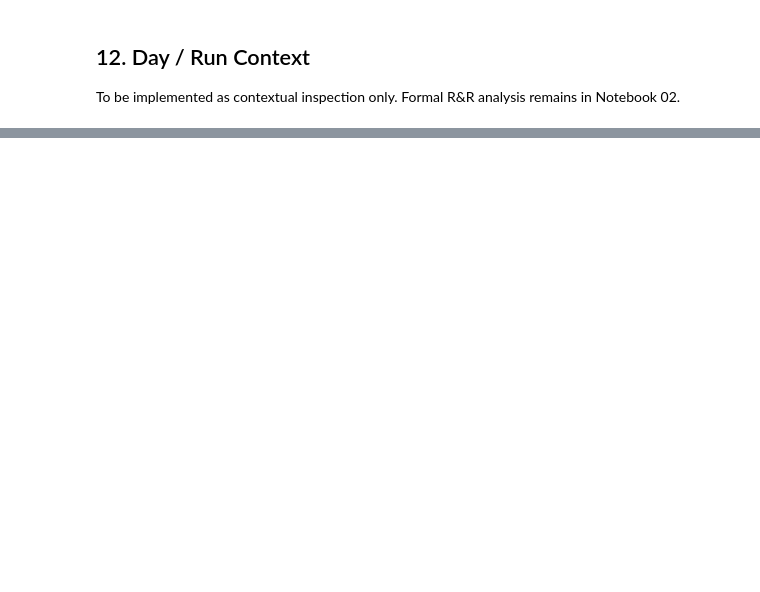
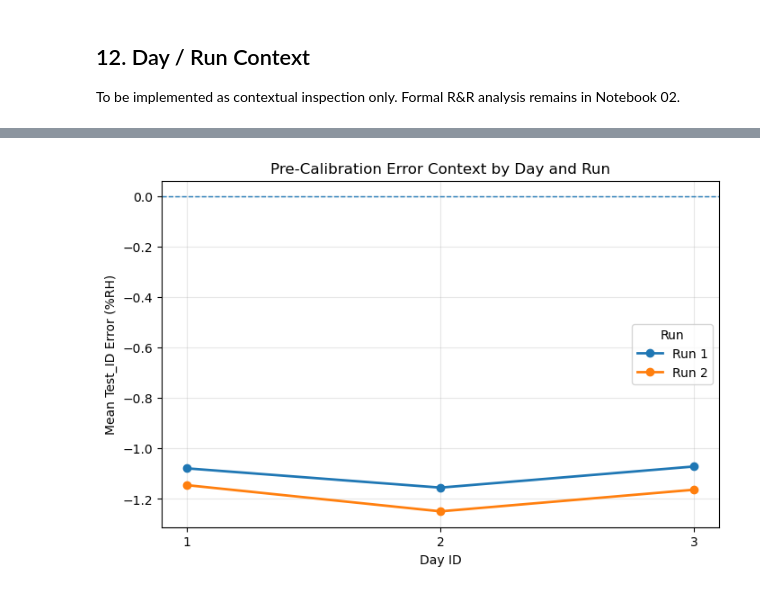
Before and after one commit to hmolhem/hvac-sensor-validation-metrology, a Jupyter notebook: notebooks/01_static_characterization.ipynb, the cells around one changed output, grey strips where cells are left out. Saved outputs shown, nothing was run; the diff lists cells and outputs as text; code cells hidden in the pictures; blank space fills up the shorter version.

```diff
--- a/notebooks/01_static_characterization.ipynb
+++ b/notebooks/01_static_characterization.ipynb
@@ -421,0 +2198,49 @@ The final SC-001 decision will be made only after all twelve completion criteria
+# %%
+# ------------------------------------------------------------
+# SC-08E: Mean error by day and run
+# ------------------------------------------------------------
+
+import matplotlib.pyplot as plt
+
+fig, ax = plt.subplots(figsize=(8, 5))
+
+for run_value in sorted(
+    day_run_summary_df["Run_ID"].unique()
+):
+    subset = (
+        day_run_summary_df.loc[
+            day_run_summary_df["Run_ID"] == run_value
+        ]
+        .sort_values("Day_ID")
+    )
+
+    ax.plot(
+        subset["Day_ID"],
+        subset["Mean_Error_RH"],
+        marker="o",
+        linewidth=2,
+        label=f"Run {run_value}",
+    )
+
+ax.axhline(
+    0,
+    linestyle="--",
+    linewidth=1,
+)
+
+ax.set_xlabel("Day ID")
+ax.set_ylabel("Mean Test_ID Error (%RH)")
+ax.set_title(
+    "Pre-Calibration Error Context by Day and Run"
+)
+
+ax.set_xticks(
+    sorted(day_run_summary_df["Day_ID"].unique())
+)
+
+ax.grid(True, alpha=0.3)
+ax.legend(title="Run")
+
+plt.show()
+# %% [output]
+[figure, added]
```
Also changed, not shown: parts of 86 cells of this notebook.
